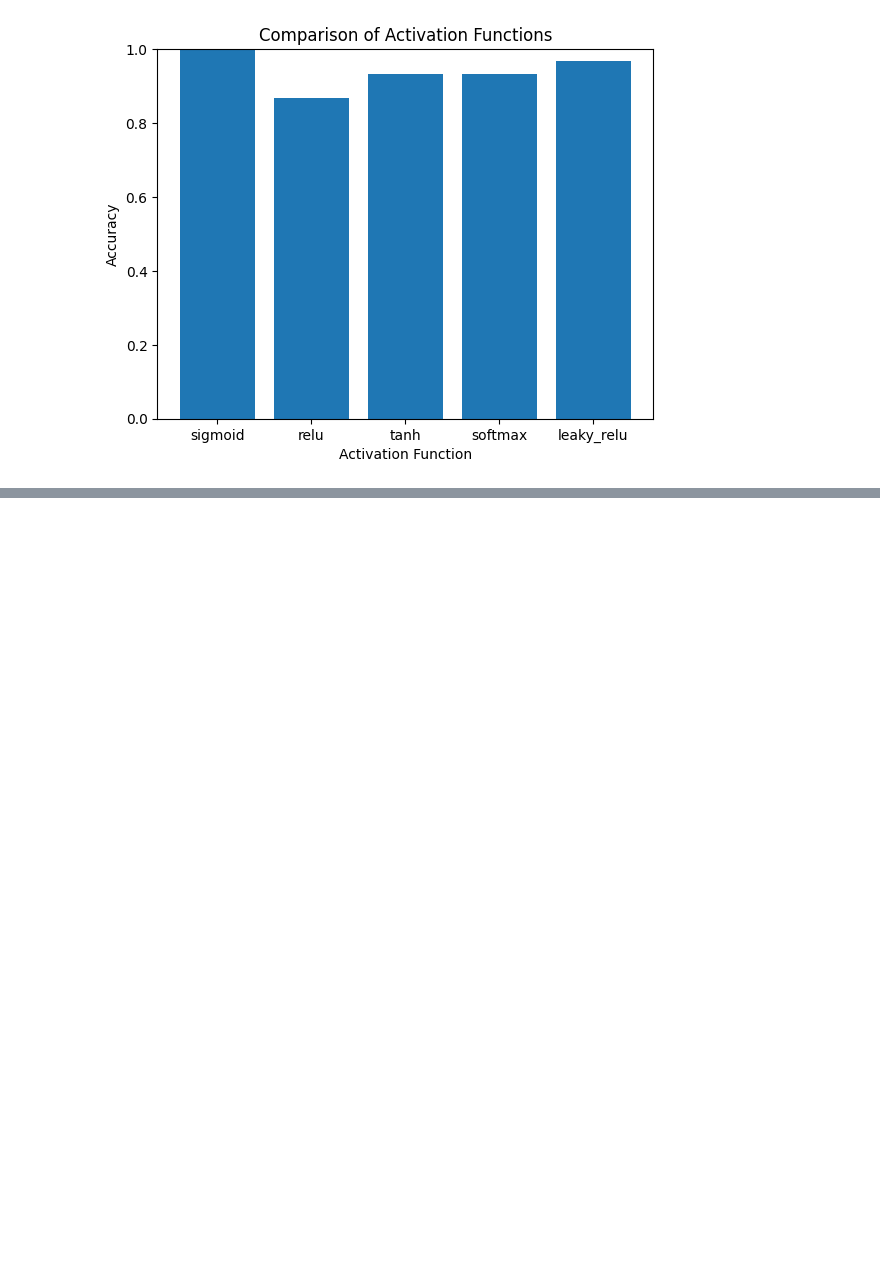
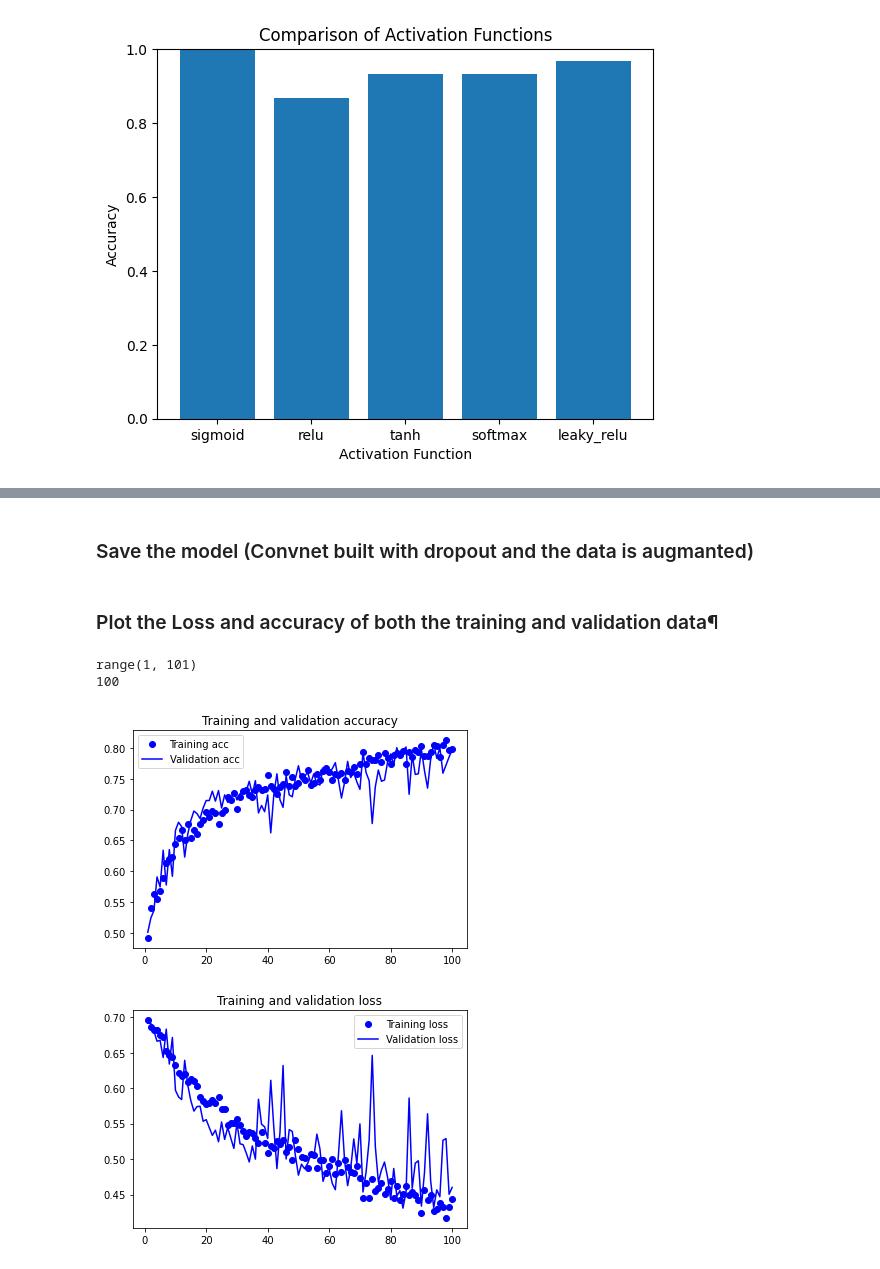
Before and after one commit to AIBabyTeaching/DEEP-LEARNING-SEPT-2024, a Jupyter notebook: ALL_WEEKS_V2 - Student.ipynb, the cells around one changed output, grey strips where cells are left out. Drawn from its saved outputs; the diff is of its cells as text; code cells hidden in the pictures; blank space fills up the shorter version.

```diff
--- a/ALL_WEEKS_V2 - Student.ipynb
+++ b/ALL_WEEKS_V2 - Student.ipynb
@@ -1011,0 +1494,21 @@ Leaky_relu Activation Function:
+# %%
+train_datagen = ImageDataGenerator(rescale=1./255, rotation_range=40, width_shift_range=0.2,
+                height_shift_range=0.2, shear_range=0.2, zoom_range=0.2, horizontal_flip=True,)
+
+test_datagen = ImageDataGenerator(rescale=1./255)
+
+train_generator = train_datagen.flow_from_directory(train_dir, target_size=(150, 150),
+                                                    batch_size=32, class_mode='binary')
+
+validation_generator = test_datagen.flow_from_directory(
+                        validation_dir,
+                        target_size=(150, 150),
+                        batch_size=32,
+                        class_mode='binary')
+
+history = model.fit(
+            train_generator,
+            steps_per_epoch=50,
+            epochs=100,
+            validation_data=validation_generator,
+            validation_steps=31)
@@ -1011,0 +1533,2 @@ Leaky_relu Activation Function:
+# %% [markdown]
+### Save the model (Convnet built with dropout and the data is augmanted)
@@ -1011,0 +1538,31 @@ Leaky_relu Activation Function:
+# %% [markdown]
+### Plot the Loss and accuracy of both the training and validation data¶
+# %%
+# Plot results
+import matplotlib.pyplot as plt
+
+acc = history.history['acc']
+val_acc = history.history['val_acc']
+loss = history.history['loss']
+val_loss = history.history['val_loss']
+epochs = range(1, len(acc) + 1)
+print(epochs)
+print(len(acc))
+plt.plot(epochs, acc, 'bo', label='Training acc')
+plt.plot(epochs, val_acc, 'b', label='Validation acc')
+plt.title('Training and validation accuracy')
+plt.legend()
+
+plt.figure()
+
+plt.plot(epochs, loss, 'bo', label='Training loss')
+plt.plot(epochs, val_loss, 'b', label='Validation loss')
+plt.title('Training and validation loss')
+plt.legend()
+
+plt.show()
+# %% [output]
+range(1, 101)
+100
+[figure, added]
+[figure, added]
```
Also changed, not shown: parts of 53 cells of this notebook, 2 other files.
